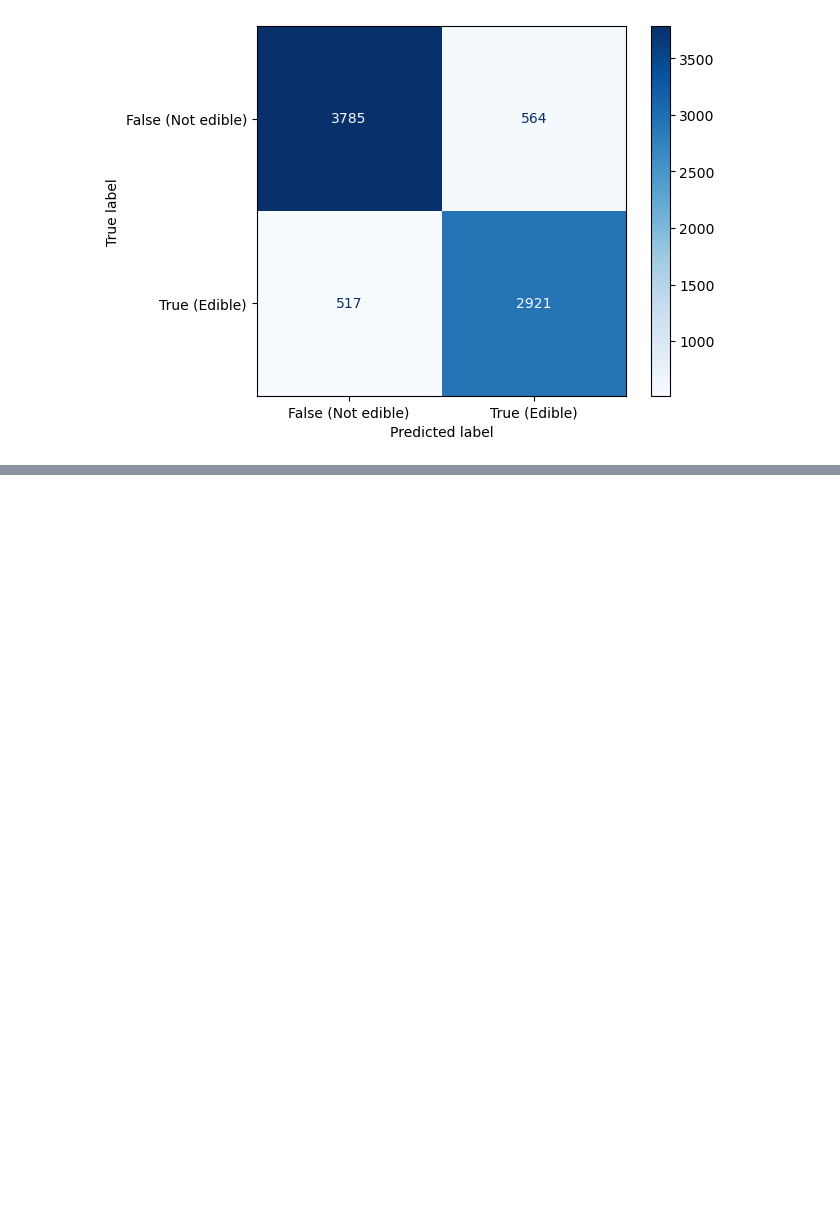
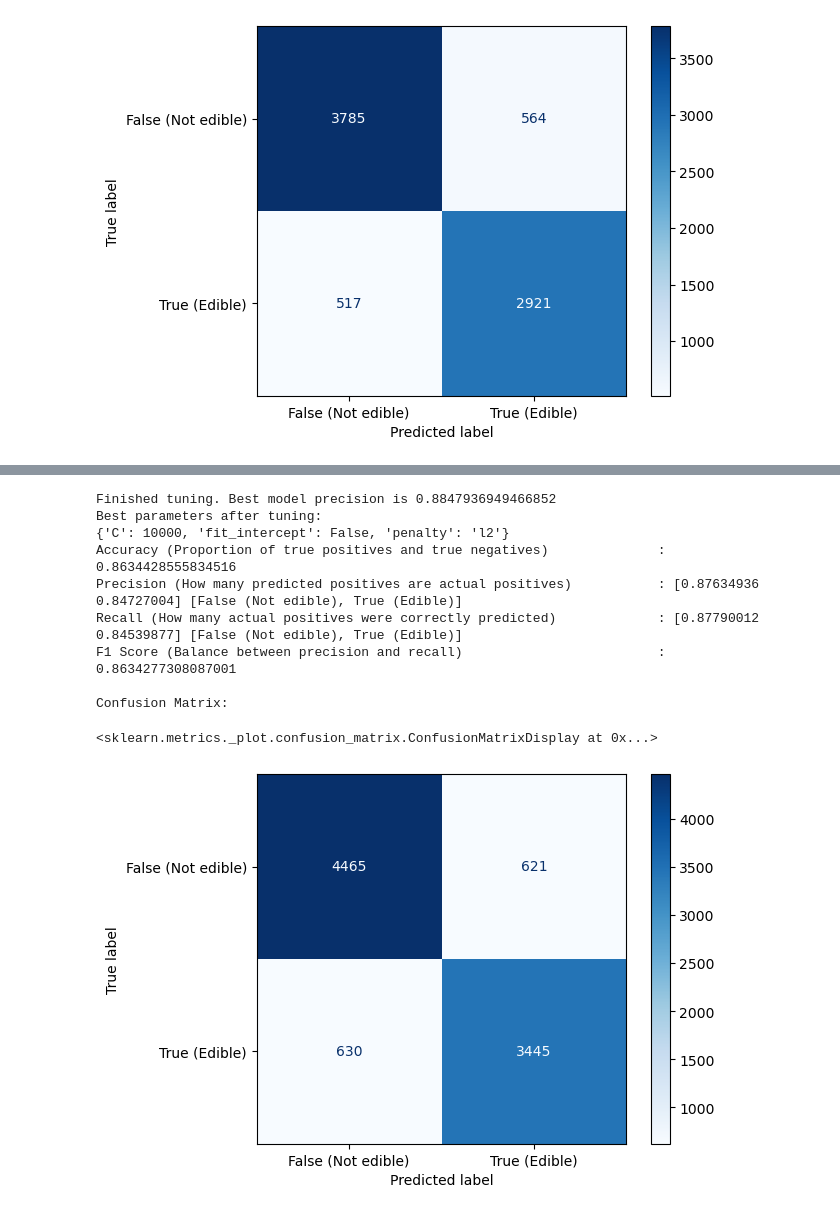
Before and after one commit to Dogmeat2000/MAL1-Python, a Jupyter notebook: Assignment 4/4. Mushroom foraging.ipynb, the cells around one changed output, grey strips where cells are left out. Drawn from its saved outputs; the diff is of its cells as text; code cells hidden in the pictures; blank space fills up the shorter version.

Commit message:
Assignment 4: WIP, still fiddling with hyper parameters

```diff
--- a/Assignment 4/4. Mushroom foraging.ipynb
+++ b/Assignment 4/4. Mushroom foraging.ipynb
@@ -545,6 +541,12 @@ X_trainValidate, X_test, y_trainValidate, y_test = train_test_split(X_features,
 
 # Define the training data and validation data. We use 85% (of the 85%) for training and 15% (of the 85%) for validation:
 X_train, X_validation, y_train, y_validation = train_test_split(X_trainValidate, y_trainValidate, test_size=0.15, random_state=894)
+
+# Now for scaling the data:
+scaler = StandardScaler()
+X_train = scaler.fit_transform(X_train)
+X_test = scaler.transform(X_test)
+X_validation = scaler.transform(X_validation)
 # %% [markdown]
 With the validation data, training data and testing data defined, I can now start building my logistic regression model:
 # %%
@@ -594,6 +599,7 @@ param_grid = {
 }
 
 # Now I'll be tuning it towards the most precise model (one with the least instances of mushrooms being classified as edible while being non-edible)
+# This is specifically targeting FALSE POSITIVES, since a FALSE NEGATIVE wouldn't hurt a customer (edible mushroom being misclassified as non-edible)
 # This will be a costly algorithm, since I'll be checking each combination of each parameter.... but here goes...:
 best_precision = 0
 best_params = None
@@ -604,40 +610,52 @@ for C in param_grid['C']:
         for penalty in param_grid['penalty']:
             if(penalty == 'elasticnet'):
                 for l1_ratio in param_grid['l1_ratio']:
-                  model = LogisticRegression(random_state=894, C=C, fit_intercept=fit_intercept, solver='saga', penalty=penalty, l1_ratio=l1_ratio, max_iter=1000, n_jobs=-1)
+                  model = LogisticRegression(random_state=894, C=C, fit_intercept=fit_intercept, solver='saga', penalty=penalty, l1_ratio=l1_ratio, max_iter=6000, n_jobs=-1)
                   model.fit(X_train, y_train)
                   y_prediction = model.predict(X_validation)
-                  precision_edible = precision_score(y_validation, y_prediction, average=None)[1]
-                  if(precision_edible > precision_edible):
-                      best_precision = precision_edible
+                  precision_non_edible = precision_score(y_validation, y_prediction, average=None)[0] # Precision of the not-edible predictions.
+                  if(precision_non_edible > best_precision):
+                      best_precision = precision_non_edible
                       best_params = {'C': C, 'fit_intercept': fit_intercept, 'penalty': penalty, 'l1_ratio': l1_ratio}
                       best_model = model
             else:
                 solver = 'saga' if penalty == 'l1' else 'lbfgs'
-                model = LogisticRegression(random_state=894, C=C, fit_intercept=fit_intercept, solver=solver, penalty=penalty, max_iter=1000, n_jobs=-1)
+                model = LogisticRegression(random_state=894, C=C, fit_intercept=fit_intercept, solver=solver, penalty=penalty, max_iter=6000, n_jobs=-1)
                 model.fit(X_train, y_train)
                 y_prediction = model.predict(X_validation)
-                precision_edible = precision_score(y_validation, y_prediction, average=None)[1]
-                if(precision_edible > precision_edible):
-                    best_precision = precision_edible
+                precision_non_edible = precision_score(y_validation, y_prediction, average=None)[0] # Precision of the not-edible predictions.
+                if(precision_non_edible > best_precision):
+                    best_precision = precision_non_edible
                     best_params = {'C': C, 'fit_intercept': fit_intercept, 'penalty': penalty}
                     best_model = model
 
-print(f"Finished tuning. Best model precision is {best_precision}\nBest parameters after tuning:\n{best_params}")
+print(f"Finished tuning. Best model precision with validation data is {best_precision}\nBest parameters after tuning:\n{best_params}\n\n")
 
 # Now I'll use the unbiased test data for a final scoring:
 log_reg_model_accuracy = best_model.score(X_test, y_test)
 log_reg_model_precision = precision_score(y_test, best_model.predict(X_test), average=None)
 log_reg_model_recall = recall_score(y_test, best_model.predict(X_test), average=None)
 log_reg_model_f1_score = f1_score(y_test, best_model.predict(X_test), average='weighted')
 
 print(f"Accuracy (Proportion of true positives and true negatives)              : {log_reg_model_accuracy}")
 print(f"Precision (How many predicted positives are actual positives)           : {log_reg_model_precision} [False (Not edible), True (Edible)]")
 print(f"Recall (How many actual positives were correctly predicted)             : {log_reg_model_recall} [False (Not edible), True (Edible)]")
 print(f"F1 Score (Balance between precision and recall)                         : {log_reg_model_f1_score}")
 
 log_reg_model_confusion_matrix = confusion_matrix(y_test, best_model.predict(X_test))
 classes = ["False (Not edible)", "True (Edible)"]
 print("\nConfusion Matrix:")
 dis = ConfusionMatrixDisplay(confusion_matrix=log_reg_model_confusion_matrix, display_labels=classes)
 dis.plot(cmap='Blues')
+# %% [output]
+Finished tuning. Best model precision is 0.8847936949466852
+Best parameters after tuning:
+{'C': 10000, 'fit_intercept': False, 'penalty': 'l2'}
+Accuracy (Proportion of true positives and true negatives)              : 0.8634428555834516
+Precision (How many predicted positives are actual positives)           : [0.87634936 0.84727004] [False (Not edible), True (Edible)]
+Recall (How many actual positives were correctly predicted)             : [0.87790012 0.84539877] [False (Not edible), True (Edible)]
+F1 Score (Balance between precision and recall)                         : 0.8634277308087001
+
+Confusion Matrix:
+<sklearn.metrics._plot.confusion_matrix.ConfusionMatrixDisplay at 0x...>
+[figure, added]
```
Also changed, not shown: parts of 10 cells of this notebook.
